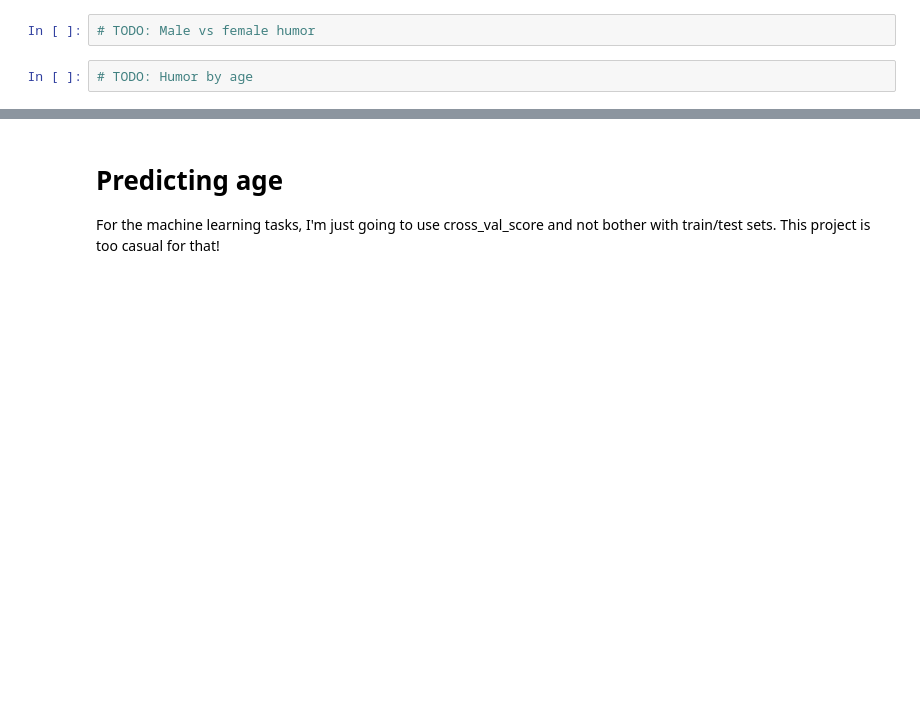
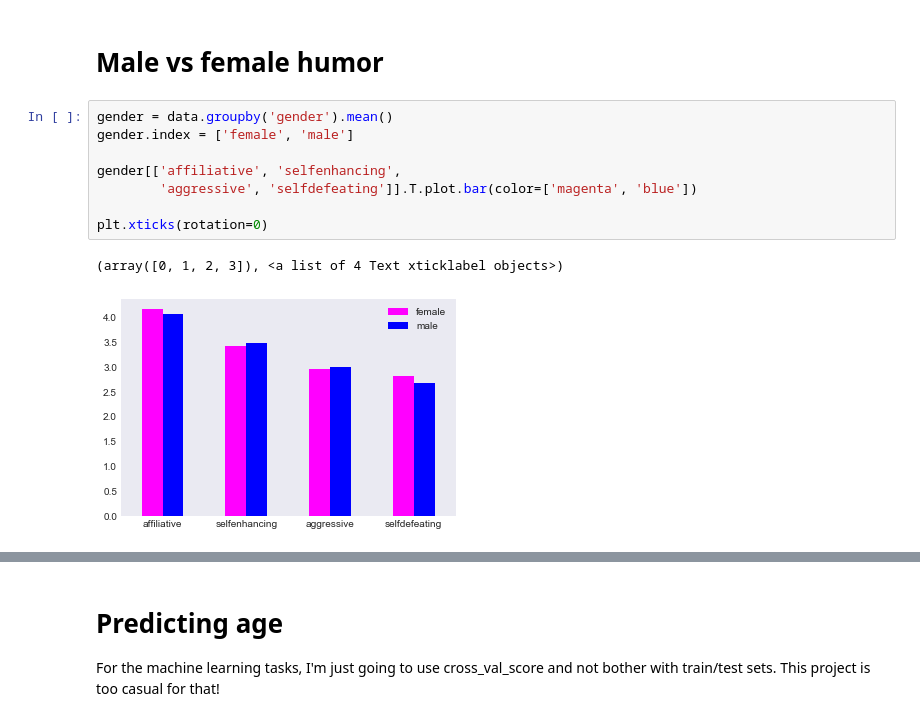
Before and after one commit to vincefav/humor-styles, a Jupyter notebook: Humor styles.ipynb, the cells around one changed output, grey strips where cells are left out. Cells and saved outputs as stored; diff of their text form; blank space fills up the shorter version.

```diff
--- a/Humor styles.ipynb
+++ b/Humor styles.ipynb
@@ -61,4 +58,13 @@ data['accuracy'].hist(edgecolor='black', bins=4)
-# %%
-# TODO: Male vs female humor
-# %%
-# TODO: Humor by age
+# %% [markdown]
+# Male vs female humor
+# %%
+gender = data.groupby('gender').mean()
+gender.index = ['female', 'male']
+
+gender[['affiliative', 'selfenhancing',
+        'aggressive', 'selfdefeating']].T.plot.bar(color=['magenta', 'blue'])
+
+plt.xticks(rotation=0)
+# %% [output]
+(array([0, 1, 2, 3]), <a list of 4 Text xticklabel objects>)
+[figure, added]
```
Also changed, not shown: parts of 19 cells of this notebook.
